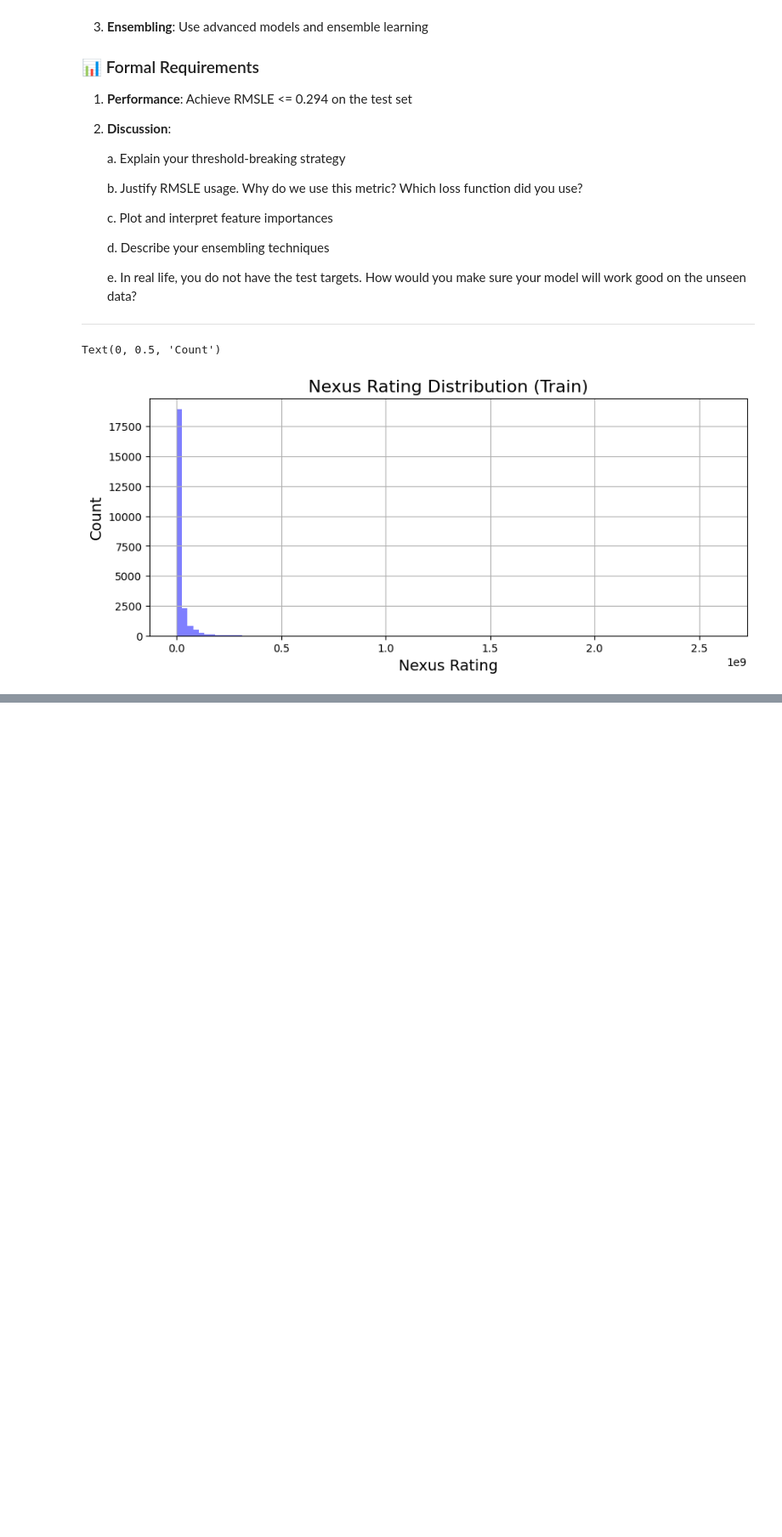
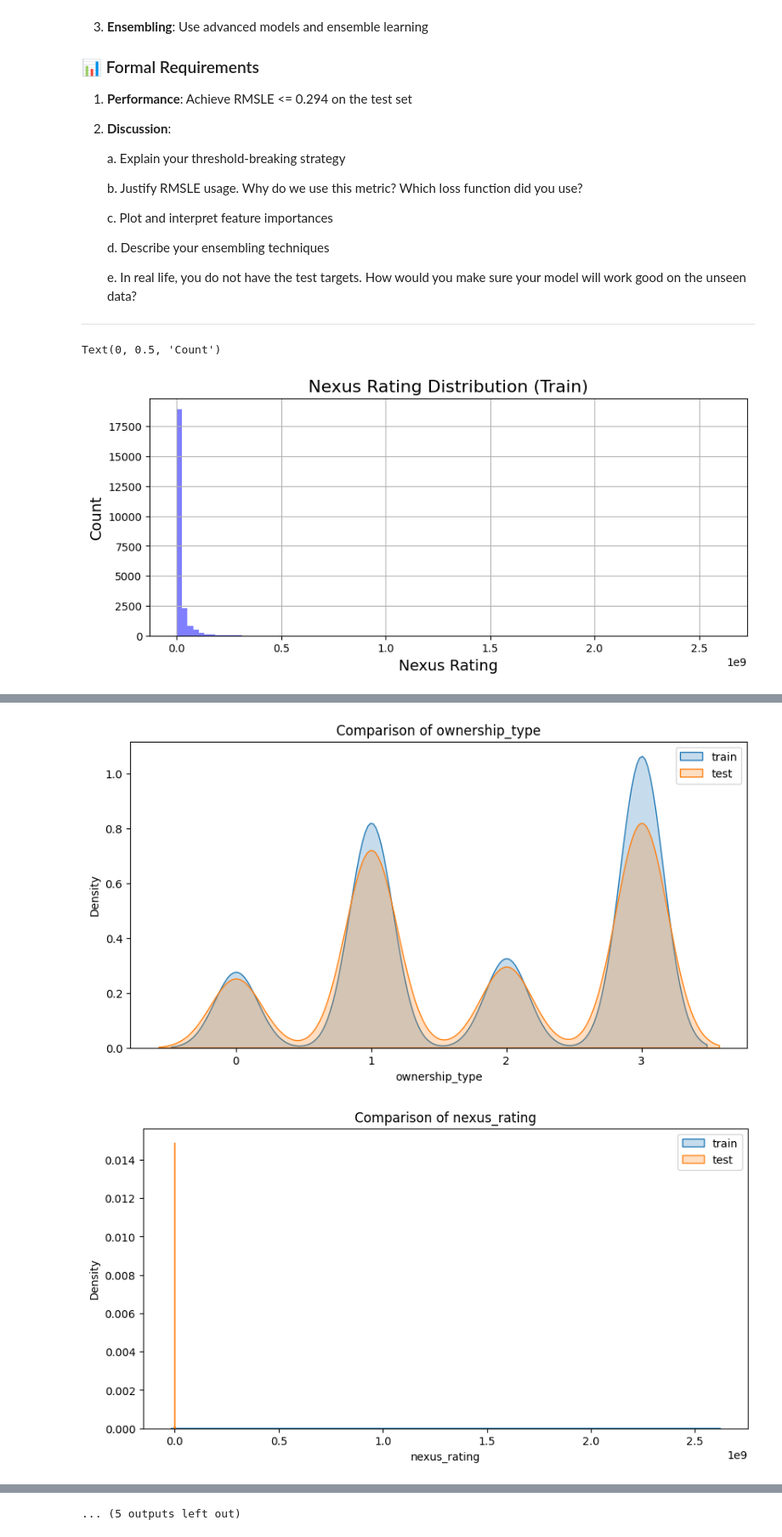
Before and after one commit to Ksund02/Machine-Learning-Project, a Jupyter notebook: Chapter_1.ipynb, the cells around one changed output, grey strips where cells are left out. Shown at 85% size. Saved outputs shown, nothing was run; the diff lists cells and outputs as text; code cells hidden in the pictures; blank space fills up the shorter version.

```diff
--- a/Chapter_1.ipynb
+++ b/Chapter_1.ipynb
@@ -499,8 +499,3 @@ from sklearn.metrics import mean_squared_log_error
 def rmsle(y_true, y_pred):
     """ Root Mean Squared Logarithmic Error """
     return np.sqrt(mean_squared_log_error(y_true, y_pred))
-# %%
-#example rmsle check
-test['pred'] = 0
-print('RMSLE: ', rmsle(test['nexus_rating'], test['pred']))
-print('Required RMSLE: ', 0.294)
@@ -509,0 +565,40 @@ Required RMSLE:  0.294
+# %%
+import seaborn as sns
+
+# Identify categorical and continuous columns
+categorical_cols = ['ownership_type', 'vertical_alignment', 'power_chambers', 'efficiency_grade', 'grid_connections']
+continuous_cols = ['nexus_rating', 'energy_footprint', 'core_reactor_size', 'harvesting_space', 'upper_collector_height']
+
+# # Fill missing data or handle it as you prefer (for example, dropping missing data)
+# train.fillna(value={'ownership_type': 'Unknown', 'vertical_alignment': train['vertical_alignment'].median()}, inplace=True)
+
+# # Set up the plotting grid
+# fig, axes = plt.subplots(nrows=3, ncols=3, figsize=(15, 10))
+# axes = axes.flatten()
+
+# # Plot for categorical columns using countplot
+# for idx, col in enumerate(categorical_cols):
+#     sns.countplot(data=train, x=col, ax=axes[idx])
+#     # axes[idx].set_title(f'Countplot of {col}')
+
+# # Plot for continuous columns using histplot
+# for idx, col in enumerate(continuous_cols):
+#     sns.histplot(train[col], kde=True, ax=axes[len(categorical_cols) + idx])
+#     # axes[len(categorical_cols) + idx].set_title(f'Distribution of {col}')
+
+# # Adjust the layout
+# plt.tight_layout()
+# plt.show()
+
+# Compare the datasets based on common columns
+for col in train.columns:
+    if pd.api.types.is_numeric_dtype(train[col]) and pd.api.types.is_numeric_dtype(test[col]):
+        plt.figure(figsize=(10, 5))
+        sns.kdeplot(train[col].dropna(), label='train', fill=True)
+        sns.kdeplot(test[col].dropna(), label='test', fill=True)
+        plt.title(f'Comparison of {col}')
+        plt.legend()
+        plt.show()
+# %% [output]
+[figure, added]
+[figure, added]
@@ -509,0 +615 @@ Required RMSLE:  0.294
+... (5 outputs left out)
```
Also changed, not shown: parts of 10 cells of this notebook, 7 other files.
